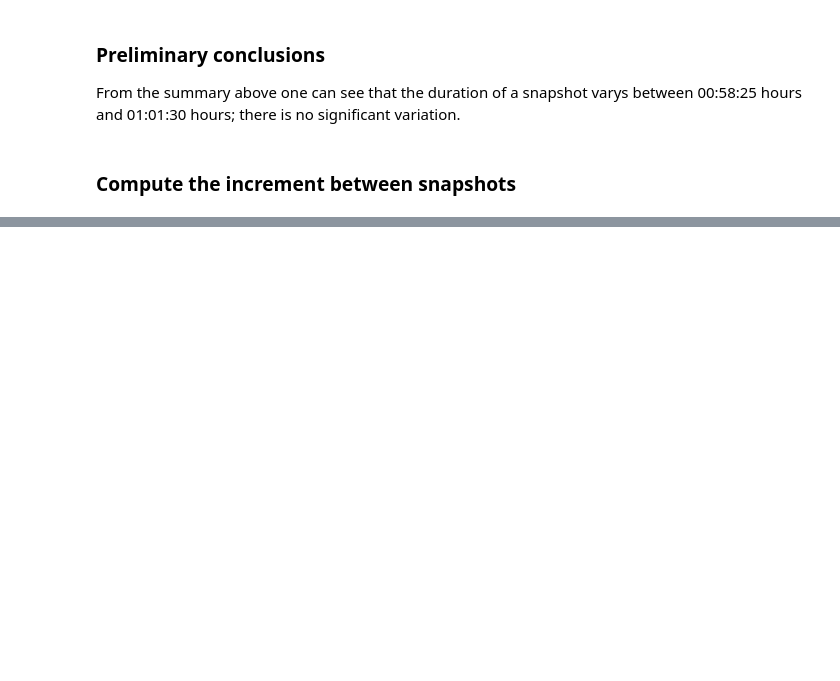
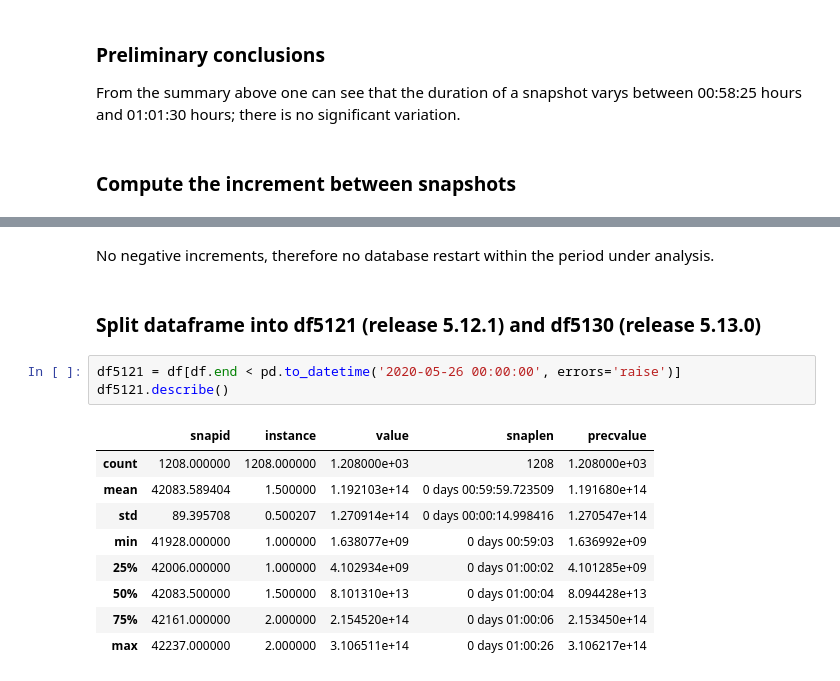
Before and after one commit to mbassi1364/CAS-Applied-Data-Science, a Jupyter notebook: Peer-Consulting-Project/analysis/notebooks/cus5130-userio.ipynb, the cells around one changed output, grey strips where cells are left out. Drawn from its saved outputs; the diff is of its cells as text; blank space fills up the shorter version.

```diff
--- a/Peer-Consulting-Project/analysis/notebooks/cus5130-userio.ipynb
+++ b/Peer-Consulting-Project/analysis/notebooks/cus5130-userio.ipynb
@@ -148,0 +161,17 @@ df.head(10)
+# %% [markdown]
+No negative increments, therefore no database restart within the period under analysis.
+# %% [markdown]
+### Split dataframe into df5121 (release 5.12.1) and df5130 (release 5.13.0)
+# %%
+df5121 = df[df.end < pd.to_datetime('2020-05-26 00:00:00', errors='raise')]
+df5121.describe()
+# %% [output]
+|  | snapid | instance | value | snaplen | precvalue |
+| count | 1208.000000 | 1208.000000 | 1.208000e+03 | 1208 | 1.208000e+03 |
+| mean | 42083.589404 | 1.500000 | 1.192103e+14 | 0 days 00:59:59.723509 | 1.191680e+14 |
+| std | 89.395708 | 0.500207 | 1.270914e+14 | 0 days 00:00:14.998416 | 1.270547e+14 |
+| min | 41928.000000 | 1.000000 | 1.638077e+09 | 0 days 00:59:03 | 1.636992e+09 |
+| 25% | 42006.000000 | 1.000000 | 4.102934e+09 | 0 days 01:00:02 | 4.101285e+09 |
+| 50% | 42083.500000 | 1.500000 | 8.101310e+13 | 0 days 01:00:04 | 8.094428e+13 |
+| 75% | 42161.000000 | 2.000000 | 2.154520e+14 | 0 days 01:00:06 | 2.153450e+14 |
+| max | 42237.000000 | 2.000000 | 3.106511e+14 | 0 days 01:00:26 | 3.106217e+14 |
```
Also changed, not shown: parts of 5 cells of this notebook.
